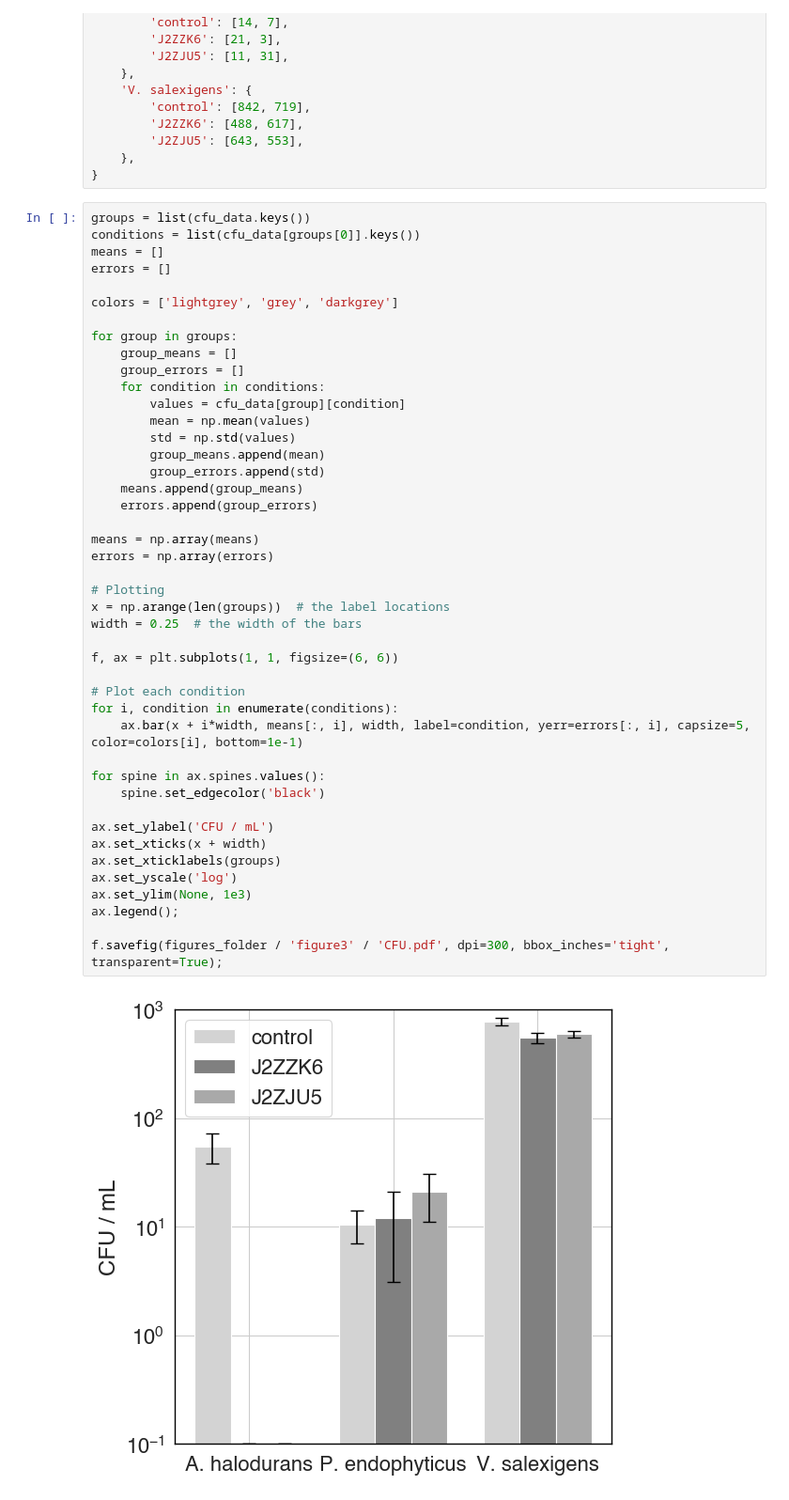
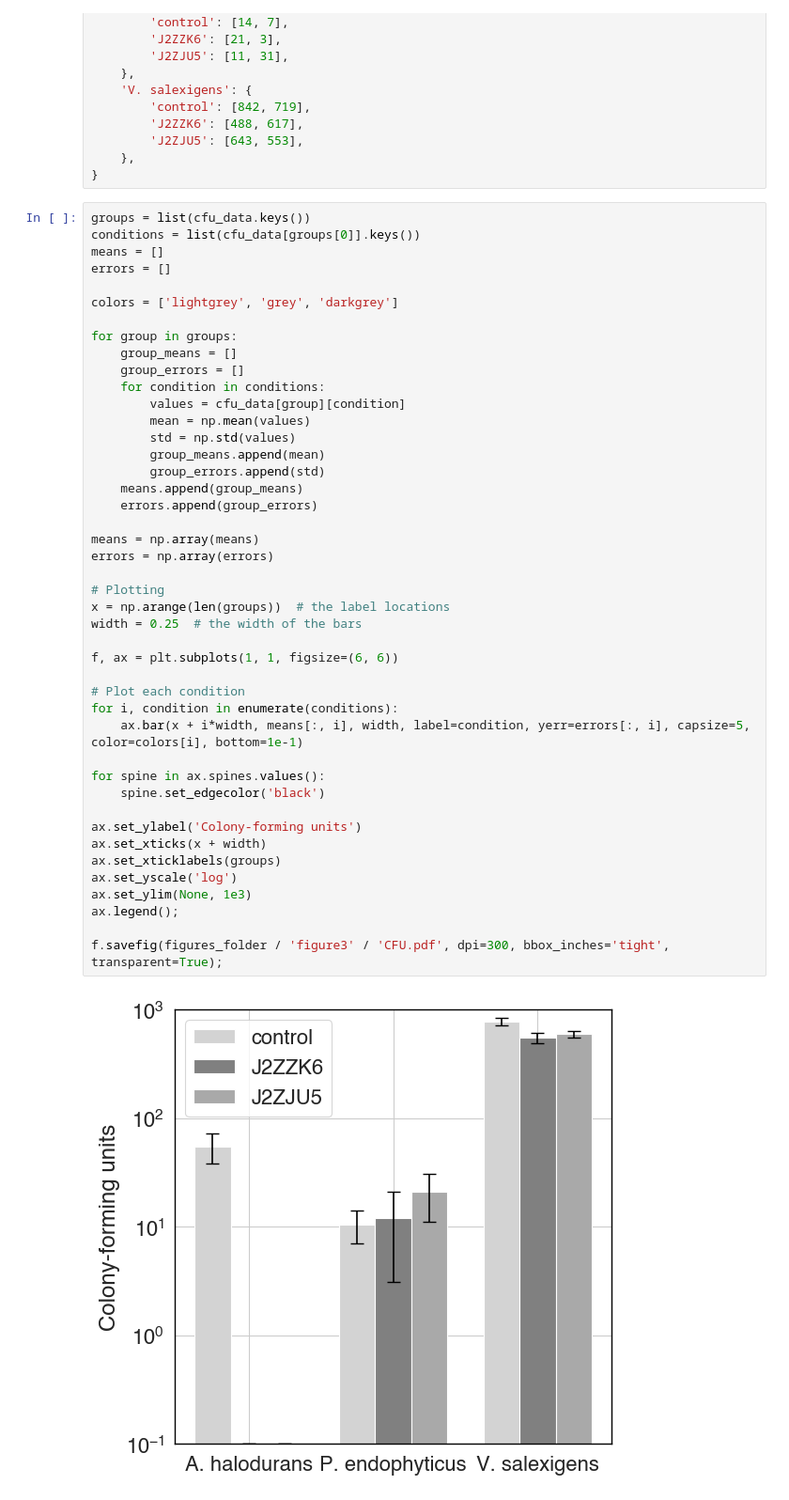
Before and after one commit to srom/archaea-vs-bacteria, a Jupyter notebook: notebook/figure3.ipynb, the cells around one changed output. Shown at 94% size. Saved outputs shown, nothing was run; the diff lists cells and outputs as text.

```diff
--- a/notebook/figure3.ipynb
+++ b/notebook/figure3.ipynb
@@ -159,32 +159,32 @@ for group in groups:
         std = np.std(values)
         group_means.append(mean)
         group_errors.append(std)
     means.append(group_means)
     errors.append(group_errors)
 
 means = np.array(means)
 errors = np.array(errors)
 
 # Plotting
 x = np.arange(len(groups))  # the label locations
 width = 0.25  # the width of the bars
 
 f, ax = plt.subplots(1, 1, figsize=(6, 6))
 
 # Plot each condition
 for i, condition in enumerate(conditions):
     ax.bar(x + i*width, means[:, i], width, label=condition, yerr=errors[:, i], capsize=5, color=colors[i], bottom=1e-1)
 
 for spine in ax.spines.values():
     spine.set_edgecolor('black')
 
-ax.set_ylabel('CFU / mL')
+ax.set_ylabel('Colony-forming units')
 ax.set_xticks(x + width)
 ax.set_xticklabels(groups)
 ax.set_yscale('log')
 ax.set_ylim(None, 1e3)
 ax.legend();
 
 f.savefig(figures_folder / 'figure3' / 'CFU.pdf', dpi=300, bbox_inches='tight', transparent=True);
 # %% [output]
-[figure, old version]
+[figure, new version]
```
Also changed, not shown: 5 other files.
